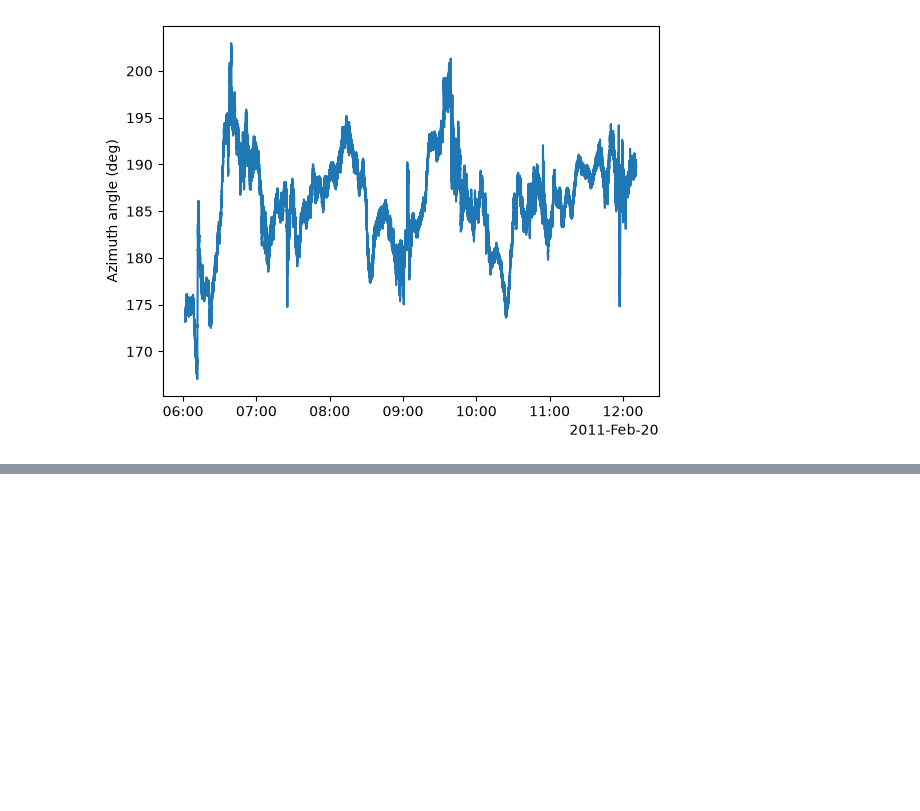
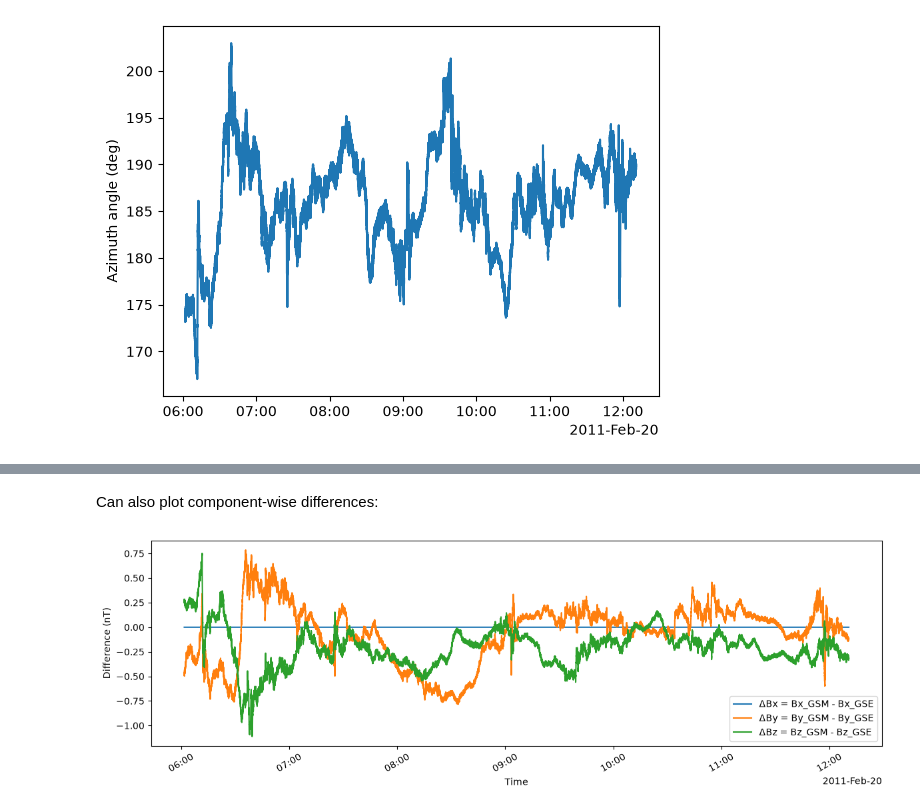
Before and after one commit to yulunwu000/artemis-lunar-plasma, a Jupyter notebook: notebooks/00_pyspedas_test.ipynb, the cells around one changed output, grey strips where cells are left out. Drawn from its saved outputs; the diff is of its cells as text; code cells hidden in the pictures; blank space fills up the shorter version.

```diff
--- a/notebooks/00_pyspedas_test.ipynb
+++ b/notebooks/00_pyspedas_test.ipynb
@@ -280,0 +336,18 @@ Text(0, 0.5, 'Azimuth angle (deg)')
+# %% [markdown]
+Can also plot component-wise differences:
+# %%
+dB = B_gsm - B_gse
+
+plt.figure(figsize=(12, 4))
+plt.plot(dt, dB[:, 0], label="ΔBx = Bx_GSM - Bx_GSE")
+plt.plot(dt, dB[:, 1], label="ΔBy = By_GSM - By_GSE")
+plt.plot(dt, dB[:, 2], label="ΔBz = Bz_GSM - Bz_GSE")
+
+plt.xlabel("Time")
+plt.ylabel("Difference (nT)")
+plt.legend()
+plt.xticks(rotation=30)
+plt.tight_layout()
+plt.show()
+# %% [output]
+[figure, added]
```
Also changed, not shown: parts of 15 cells of this notebook.
